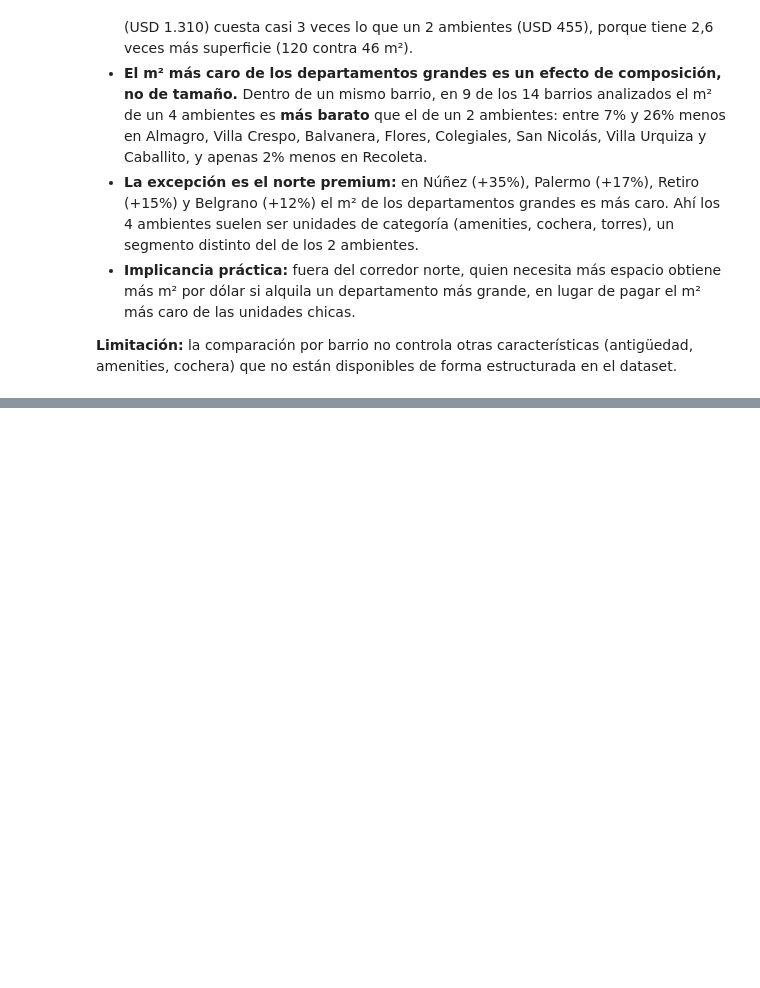
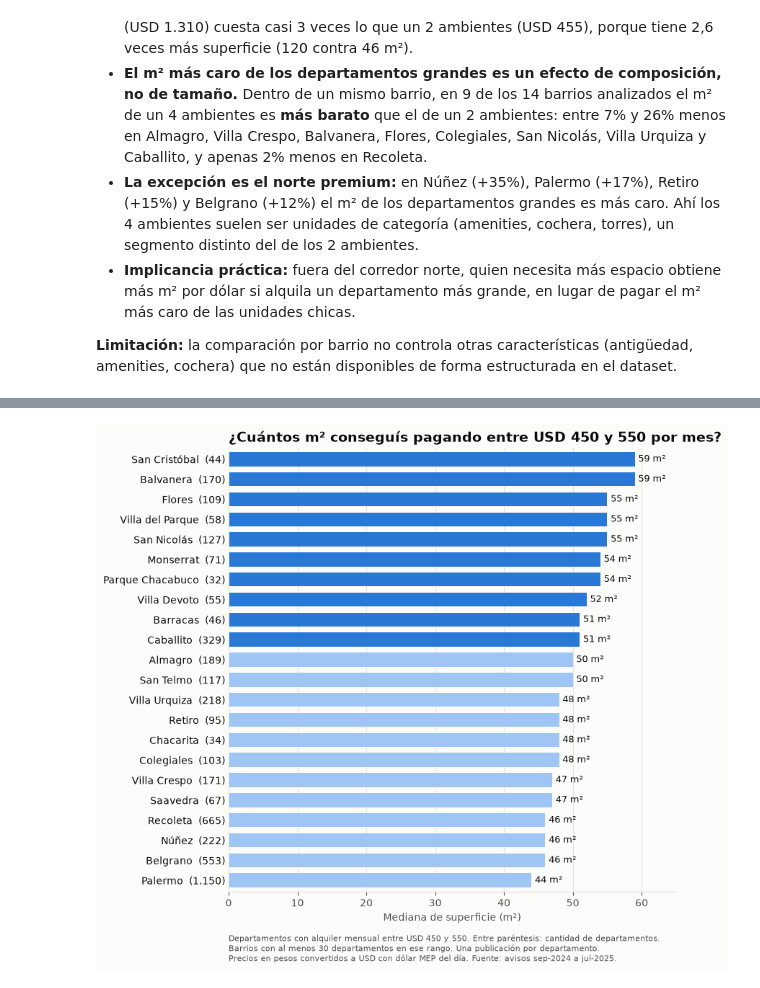
Before and after one commit to magaliorellana01/radar-inmobiliario-caba, a Jupyter notebook: notebooks/02_analisis.ipynb, the cells around one changed output, grey strips where cells are left out. Cells and saved outputs as stored; diff of their text form; code cells hidden in the pictures; blank space fills up the shorter version.

```diff
--- a/notebooks/02_analisis.ipynb
+++ b/notebooks/02_analisis.ipynb
@@ -148,0 +202,5 @@ guardar(fig, "03_usd_m2_2_vs_4_ambientes");
+# %%
+PRESUPUESTO_MIN, PRESUPUESTO_MAX = 450, 550
+
+con_presupuesto = m2_por_presupuesto(deptos, PRESUPUESTO_MIN, PRESUPUESTO_MAX)
+con_presupuesto
@@ -148,0 +226,5 @@ guardar(fig, "03_usd_m2_2_vs_4_ambientes");
+# %%
+fig = m2_con_presupuesto(con_presupuesto, PRESUPUESTO_MIN, PRESUPUESTO_MAX)
+guardar(fig, "05_m2_con_presupuesto");
+# %% [output]
+[figure, added]
```
Also changed, not shown: parts of 9 cells of this notebook, 2 other files.
